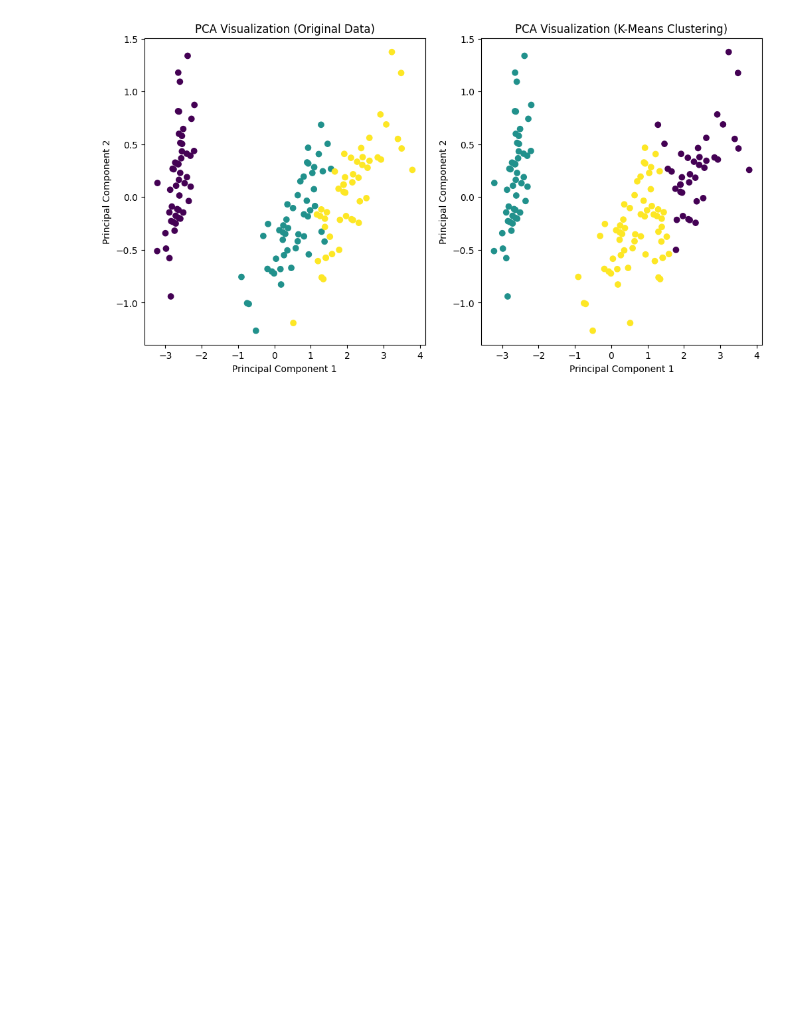
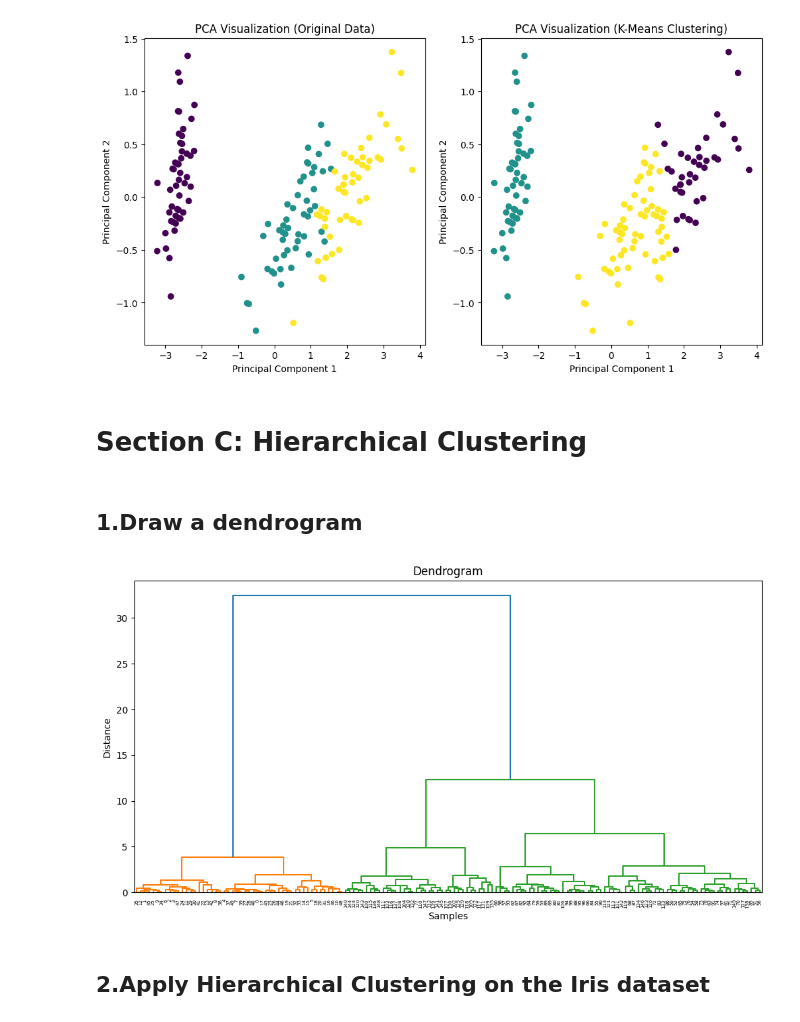
Before and after one commit to soumit02/Machine-Learning-Practice, a Jupyter notebook: src/AssignmentWork/Clustering_&_Dimensionality_Reduction.ipynb, the cells around one changed output. Drawn from its saved outputs; the diff is of its cells as text; code cells hidden in the pictures; blank space fills up the shorter version.

Commit message:
add AssignmentWork Hierarchical Clustering  section C.

```diff
--- a/src/AssignmentWork/Clustering_&_Dimensionality_Reduction.ipynb
+++ b/src/AssignmentWork/Clustering_&_Dimensionality_Reduction.ipynb
@@ -156,3 +156,25 @@ plt.title("PCA Visualization (K-Means Clustering)")
 plt.show()
 # %% [output]
 [figure]
+# %% [markdown]
+# Section C: Hierarchical Clustering
+# %% [markdown]
+## 1.Draw a dendrogram
+# %%
+linked = linkage(
+    X,
+    method='ward'
+)
+plt.figure(figsize=(12,6))
+
+dendrogram(linked)
+
+plt.title("Dendrogram")
+plt.xlabel("Samples")
+plt.ylabel("Distance")
+
+plt.show()
+# %% [output]
+[figure, added]
+# %% [markdown]
+## 2.Apply Hierarchical Clustering on the Iris dataset
```
Also changed, not shown: parts of 4 cells of this notebook.
